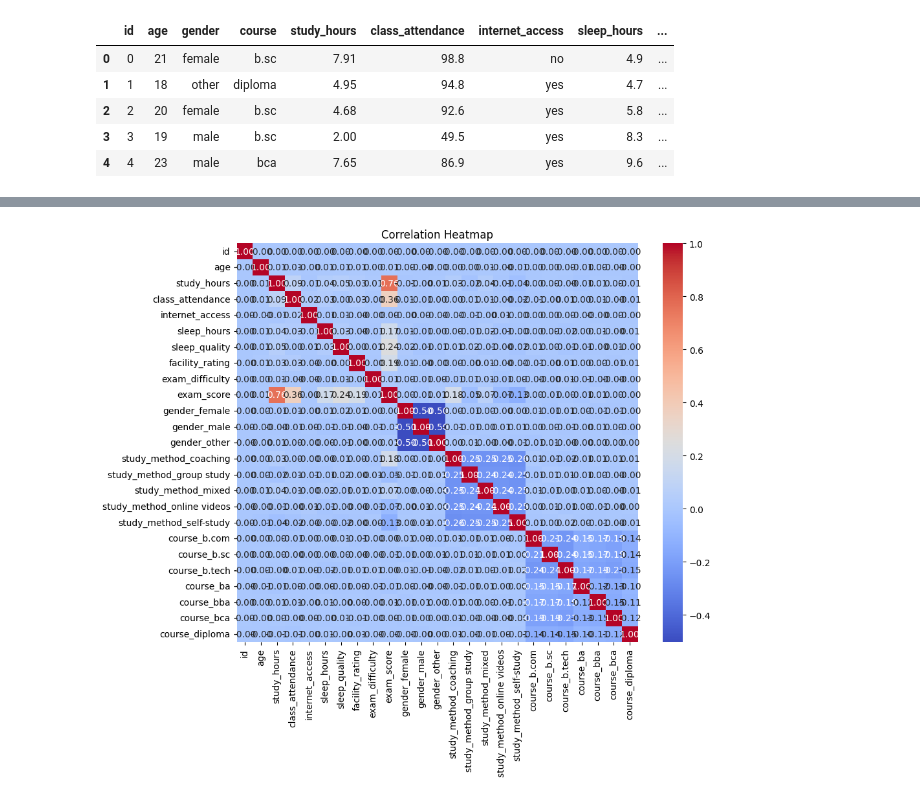
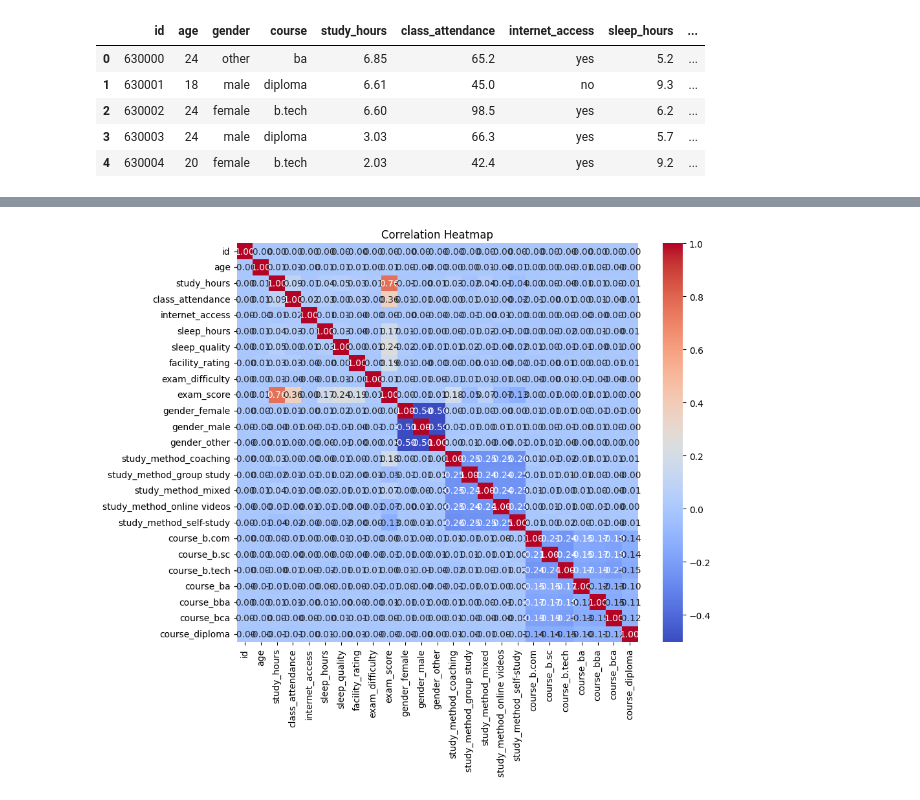
Before and after one commit to RajeshSenapti/Predicting-Student-Test-Scores, a Jupyter notebook: Student.ipynb, the cells around one changed output, grey strips where cells are left out. Cells and saved outputs as stored; diff of their text form; code cells hidden in the pictures.

```diff
--- a/Student.ipynb
+++ b/Student.ipynb
@@ -12,12 +14,12 @@ import seaborn as sns
 df =pd.read_csv('./train.csv')
 test_df=pd.read_csv('./test.csv')
 # %%
-df.head()
+test_df.head()
 # %% [output]
 |  | id | age | gender | course | study_hours | class_attendance | internet_access | sleep_hours | ... |
-| 0 | 0 | 21 | female | b.sc | 7.91 | 98.8 | no | 4.9 | ... |
-| 1 | 1 | 18 | other | diploma | 4.95 | 94.8 | yes | 4.7 | ... |
-| 2 | 2 | 20 | female | b.sc | 4.68 | 92.6 | yes | 5.8 | ... |
-| 3 | 3 | 19 | male | b.sc | 2.00 | 49.5 | yes | 8.3 | ... |
-| 4 | 4 | 23 | male | bca | 7.65 | 86.9 | yes | 9.6 | ... |
+| 0 | 630000 | 24 | other | ba | 6.85 | 65.2 | yes | 5.2 | ... |
+| 1 | 630001 | 18 | male | diploma | 6.61 | 45.0 | no | 9.3 | ... |
+| 2 | 630002 | 24 | female | b.tech | 6.60 | 98.5 | yes | 6.2 | ... |
+| 3 | 630003 | 24 | male | diploma | 3.03 | 66.3 | yes | 5.7 | ... |
+| 4 | 630004 | 20 | female | b.tech | 2.03 | 42.4 | yes | 9.2 | ... |
 # %%
```
Also changed, not shown: parts of 14 cells of this notebook, 1 other file.
